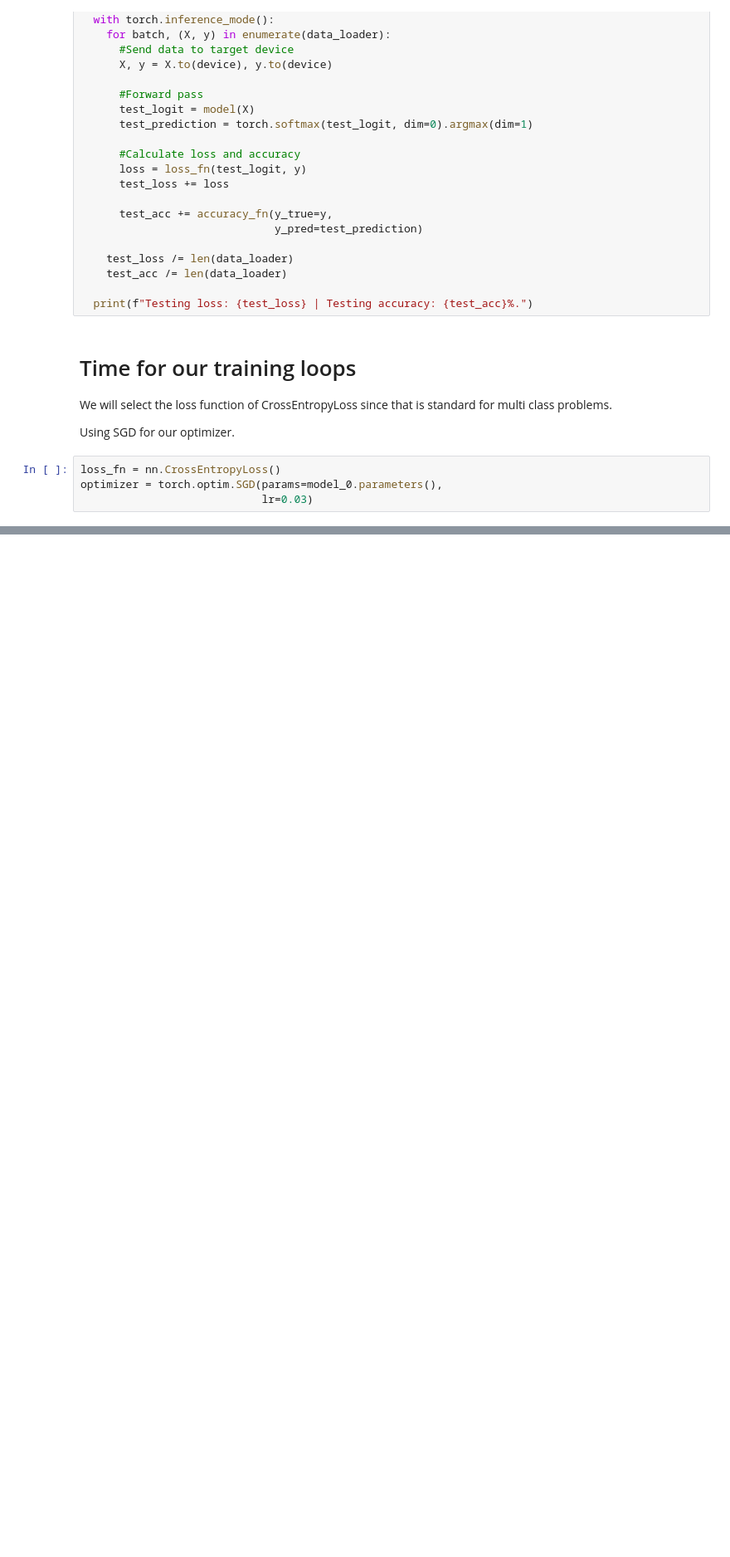
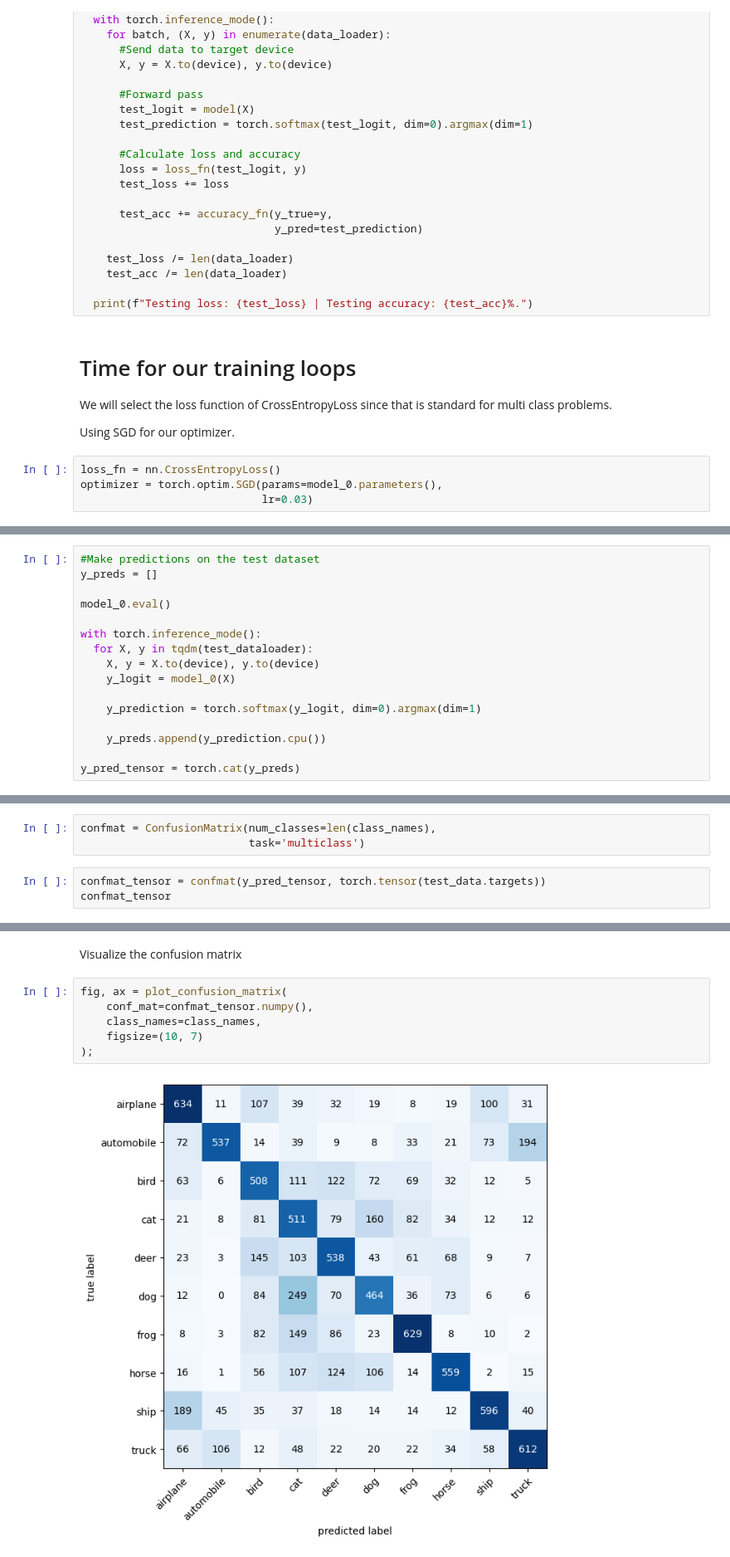
Before and after one commit to Ibtihaj-Khan/CIFAR10, a Jupyter notebook: Practice_CIFAR10.ipynb, the cells around one changed output, grey strips where cells are left out. Shown: that part at 83% size. Saved outputs shown, nothing was run; the diff lists cells and outputs as text; blank space fills up the shorter version.

```diff
--- a/Practice_CIFAR10.ipynb
+++ b/Practice_CIFAR10.ipynb
@@ -275,0 +276,16 @@ May be a different model would provide a better fit.
+# %%
+#Make predictions on the test dataset
+y_preds = []
+
+model_0.eval()
+
+with torch.inference_mode():
+  for X, y in tqdm(test_dataloader):
+    X, y = X.to(device), y.to(device)
+    y_logit = model_0(X)
+
+    y_prediction = torch.softmax(y_logit, dim=0).argmax(dim=1)
+
+    y_preds.append(y_prediction.cpu())
+
+y_pred_tensor = torch.cat(y_preds)
@@ -275,0 +302,6 @@ May be a different model would provide a better fit.
+# %%
+confmat = ConfusionMatrix(num_classes=len(class_names),
+                          task='multiclass')
+# %%
+confmat_tensor = confmat(y_pred_tensor, torch.tensor(test_data.targets))
+confmat_tensor
@@ -275,0 +319,10 @@ May be a different model would provide a better fit.
+# %% [markdown]
+Visualize the confusion matrix
+# %%
+fig, ax = plot_confusion_matrix(
+    conf_mat=confmat_tensor.numpy(),
+    class_names=class_names,
+    figsize=(10, 7)
+);
+# %% [output]
+[figure, added]
```
Also changed, not shown: parts of 10 cells of this notebook.
